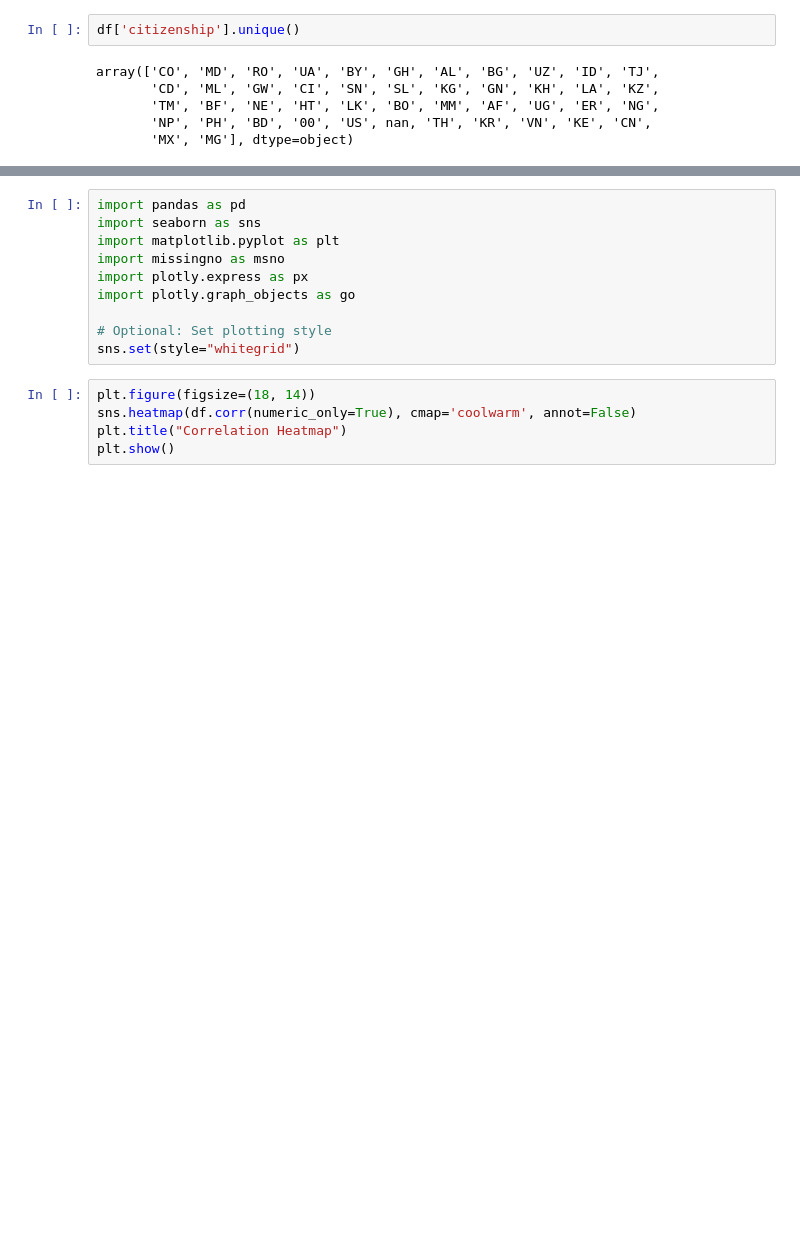
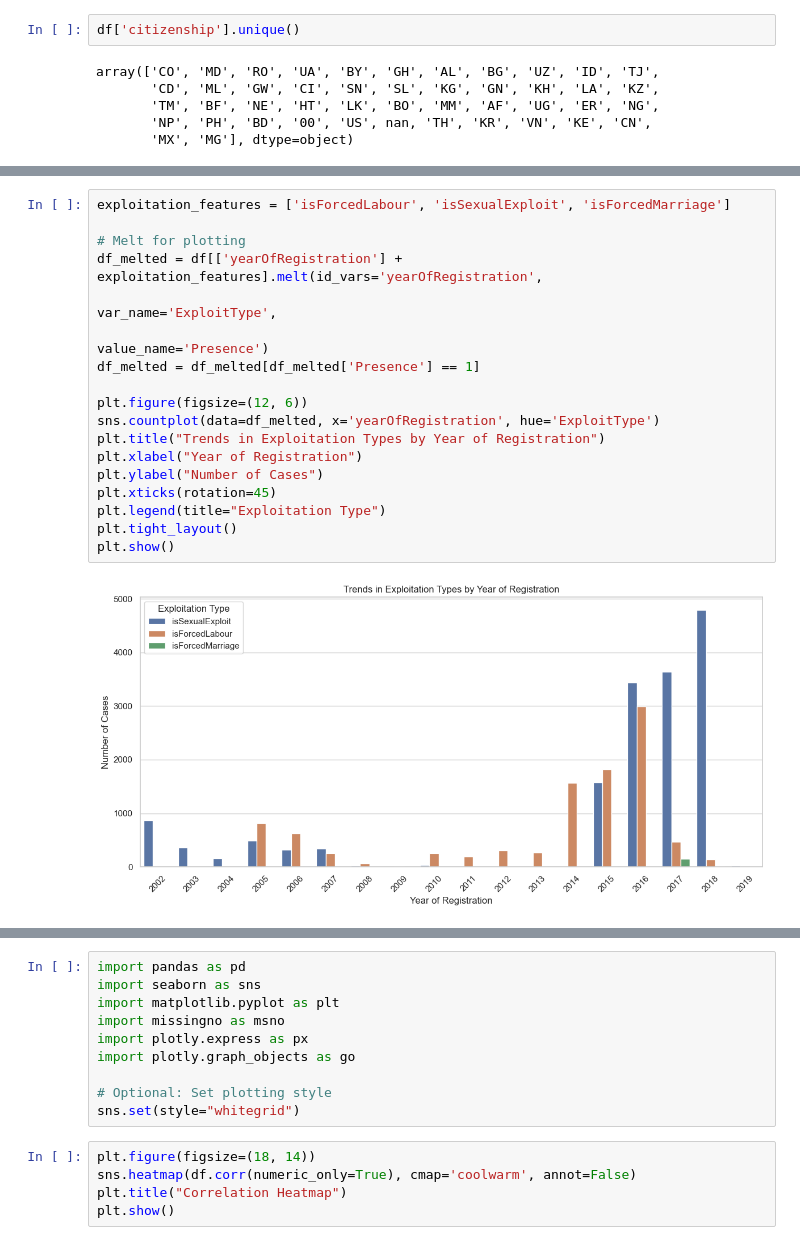
Before and after one commit to BartmossMurphy2077/MLgroupAssignement, a Jupyter notebook: notebook.ipynb, the cells around one changed output, grey strips where cells are left out. Drawn from its saved outputs; the diff is of its cells as text; blank space fills up the shorter version.

```diff
--- a/notebook.ipynb
+++ b/notebook.ipynb
@@ -72,0 +138,20 @@ array(['CO', 'MD', 'RO', 'UA', 'BY', 'GH', 'AL', 'BG', 'UZ', 'ID', 'TJ',
+# %%
+exploitation_features = ['isForcedLabour', 'isSexualExploit', 'isForcedMarriage']
+
+# Melt for plotting
+df_melted = df[['yearOfRegistration'] + exploitation_features].melt(id_vars='yearOfRegistration',
+                                                                     var_name='ExploitType',
+                                                                     value_name='Presence')
+df_melted = df_melted[df_melted['Presence'] == 1]
+
+plt.figure(figsize=(12, 6))
+sns.countplot(data=df_melted, x='yearOfRegistration', hue='ExploitType')
+plt.title("Trends in Exploitation Types by Year of Registration")
+plt.xlabel("Year of Registration")
+plt.ylabel("Number of Cases")
+plt.xticks(rotation=45)
+plt.legend(title="Exploitation Type")
+plt.tight_layout()
+plt.show()
+# %% [output]
+[figure, added]
```
Also changed, not shown: parts of 22 cells of this notebook, 1 other file.
